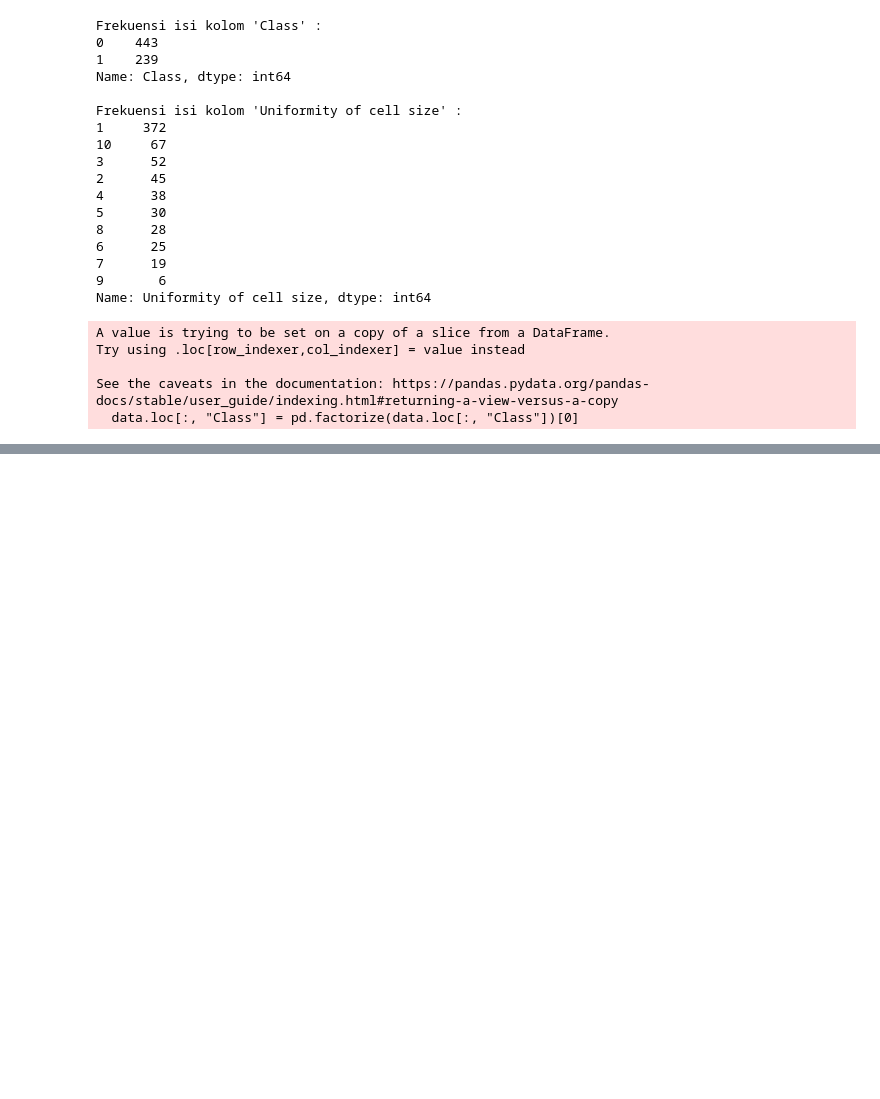
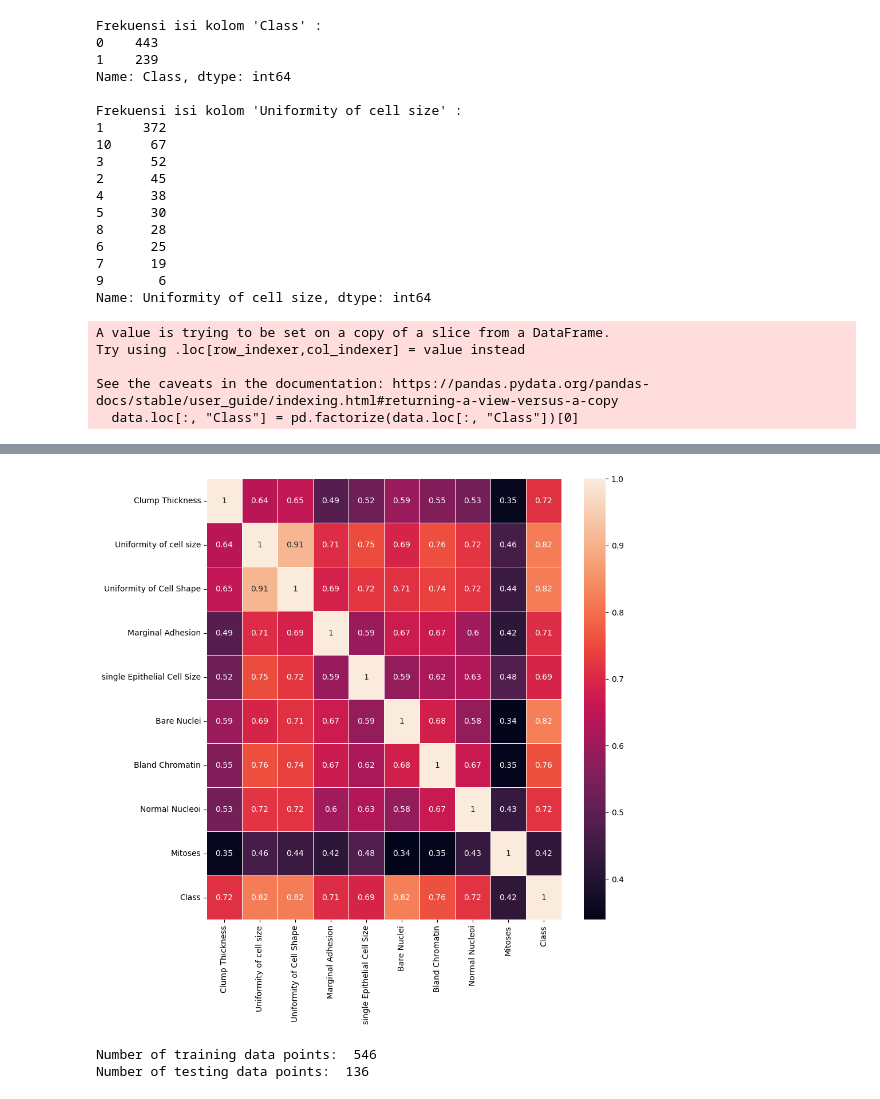
Before and after one commit to VikriMGafar/Machine-Learning-Classification-naive-bayes-and-KNN-implementation, a Jupyter notebook: implementation.ipynb, the cells around one changed output, grey strips where cells are left out. Drawn from its saved outputs; the diff is of its cells as text; code cells hidden in the pictures; blank space fills up the shorter version.

```diff
--- a/implementation.ipynb
+++ b/implementation.ipynb
@@ -82,0 +166,26 @@ See the caveats in the documentation: https://pandas.pydata.org/pandas-docs/stab
+# %%
+correlation = data.corr()
+plt.figure(figsize=(10,10))
+heatmap = sns.heatmap(correlation, annot=True, linewidths=0.5, linecolor='white')
+plt.show()
+# %% [output]
+[figure, added]
+# %%
+# Train test Split
+
+#Select 80% Data Training
+data_train = data.sample(frac=0.8)
+x_train = np.array(data_train.iloc[:, :-1])
+y_train = np.array(data_train["Class"])
+
+# Select Rest data for testing
+data_test = data.drop(data_train.index)
+x_test = np.array(data_test.iloc[:, :-1])
+y_test = np.array(data_test["Class"])
+
+#Show number of training and testing data points
+print("Number of training data points: ", len(x_train))
+print("Number of testing data points: ", len(x_test))
+# %% [output]
+Number of training data points:  546
+Number of testing data points:  136
```
Also changed, not shown: parts of 11 cells of this notebook.
